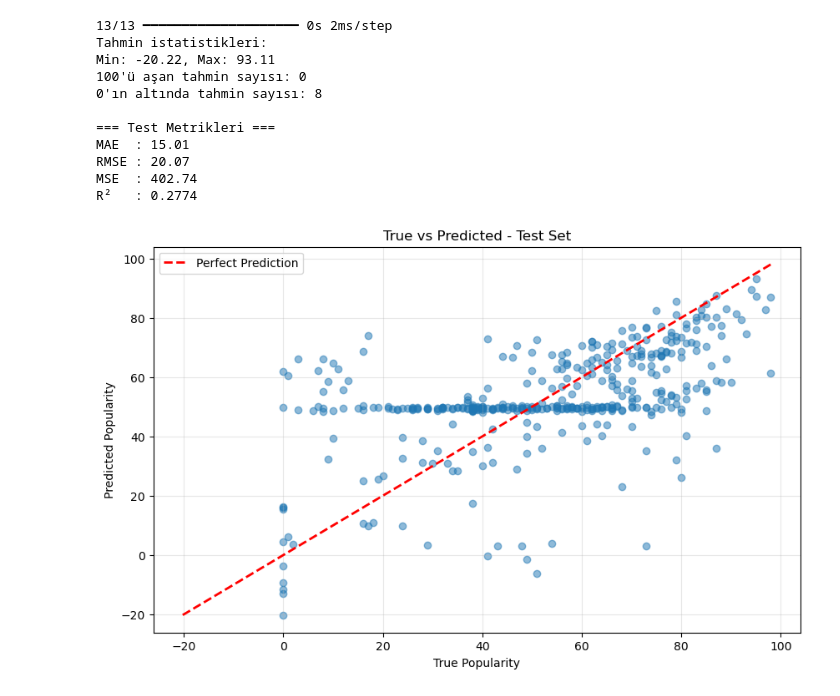
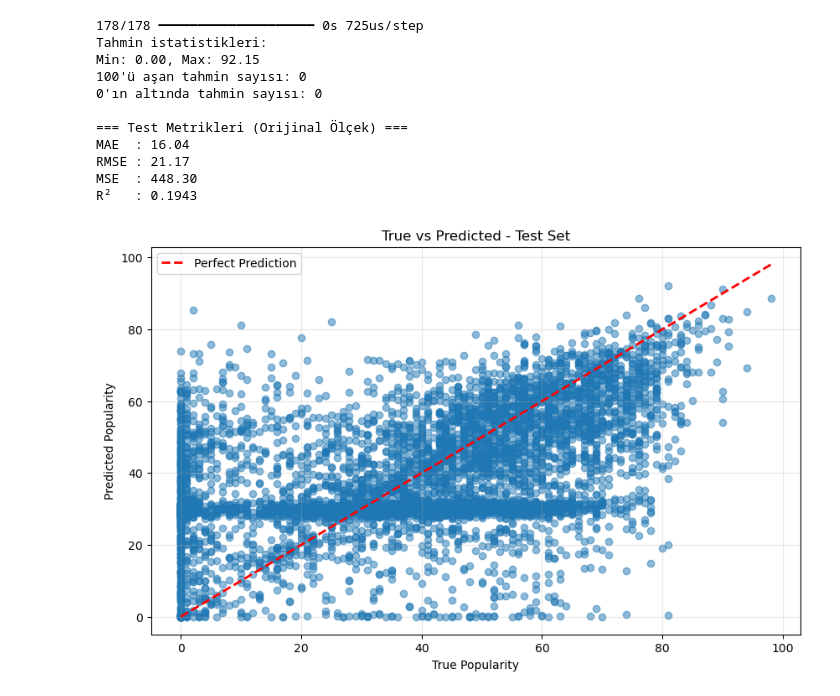
Before and after one commit to essraAlp/spotifyTrendAnalysis, a Jupyter notebook: models/nn.ipynb, the cells around one changed output. Saved outputs shown, nothing was run; the diff lists cells and outputs as text; code cells hidden in the pictures.

```diff
--- a/models/nn.ipynb
+++ b/models/nn.ipynb
@@ -87,21 +98,21 @@ def build_model(hp: kt.HyperParameters):
     n_layers = hp.Int("n_layers", min_value=2, max_value=5)
 
     for i in range(n_layers):
-        units = hp.Int(f"units_{i}", min_value=32, max_value=256, step=32)
+        units = hp.Int(f"units_{i}", min_value=64, max_value=256, step=32)
         model.add(layers.Dense(units, activation="relu"))
         model.add(layers.BatchNormalization())
-        dropout_rate = hp.Float(f"dropout_{i}", min_value=0.1, max_value=0.3, step=0.1)
+        dropout_rate = hp.Float(f"dropout_{i}", min_value=0.0, max_value=0.15, step=0.05)
         model.add(layers.Dropout(dropout_rate))
 
     # output layer (regression → 1 nöron)
-    model.add(layers.Dense(1, activation="linear"))
+    model.add(layers.Dense(1, activation="sigmoid"))
 
     # learning rate
     lr = hp.Float("learning_rate", min_value=1e-4, max_value=1e-3, sampling="log")
 
     model.compile(
         optimizer=keras.optimizers.Adam(learning_rate=lr),
-        loss=keras.losses.Huber(),
+        loss="mae", #keras.losses.Huber(),
         metrics=["mae"]
     )
 
@@ -145,7 +156,7 @@ learning_rate (Float)
 # %%
 early_stop = keras.callbacks.EarlyStopping(
     monitor="val_loss",
-    patience=20,
+    patience=5,
     restore_best_weights=True
 )
 
@@ -214,52 +226,62 @@ plt.show()
 # %%
 # %%
 # Test setinde tahmin yap
-y_pred_test = best_model.predict(X_test).ravel()
+y_pred_scaled = best_model.predict(X_test)
+
+# scaled → log
+y_pred_log = scaler_y.inverse_transform(y_pred_scaled.reshape(-1,1))
+
+# log → orijinal popularity
+y_pred_original = np.expm1(y_pred_log).ravel()
+#print(y_pred_original)
+# Test değerlerini de orijinal ölçeğe çevir (aynı pipeline'ı ters çevir)
+#y_test_log = scaler_y.inverse_transform(y_test.reshape(-1, 1))
+y_test_original = y_test_raw #np.expm1(y_test_log).ravel()
 
 print(f"Tahmin istatistikleri:")
-print(f"Min: {y_pred_test.min():.2f}, Max: {y_pred_test.max():.2f}")
-print(f"100'ü aşan tahmin sayısı: {(y_pred_test > 100).sum()}")
-print(f"0'ın altında tahmin sayısı: {(y_pred_test < 0).sum()}")
+print(f"Min: {y_pred_original.min():.2f}, Max: {y_pred_original.max():.2f}")
+print(f"100'ü aşan tahmin sayısı: {(y_pred_original > 100).sum()}")
+print(f"0'ın altında tahmin sayısı: {(y_pred_original < 0).sum()}")
 
-# Metrikler
-mae  = mean_absolute_error(y_test, y_pred_test)
-mse  = mean_squared_error(y_test, y_pred_test)
+# Orijinal ölçekteki metrikler
+mae  = mean_absolute_error(y_test_original, y_pred_original)
+mse  = mean_squared_error(y_test_original, y_pred_original)
 rmse = np.sqrt(mse)
-r2   = r2_score(y_test, y_pred_test)
+r2   = r2_score(y_test_original, y_pred_original)
 
-print("\n=== Test Metrikleri ===")
+print("\n=== Test Metrikleri (Orijinal Ölçek) ===")
 print(f"MAE  : {mae:.2f}")
 print(f"RMSE : {rmse:.2f}")
 print(f"MSE  : {mse:.2f}")
 print(f"R²   : {r2:.4f}")
 # %% [output]
-13/13 ━━━━━━━━━━━━━━━━━━━━ 0s 2ms/step
+178/178 ━━━━━━━━━━━━━━━━━━━━ 0s 725us/step
 Tahmin istatistikleri:
-Min: -20.22, Max: 93.11
+Min: 0.00, Max: 92.15
 100'ü aşan tahmin sayısı: 0
-0'ın altında tahmin sayısı: 8
+0'ın altında tahmin sayısı: 0
 
-=== Test Metrikleri ===
-MAE  : 15.01
-RMSE : 20.07
-MSE  : 402.74
-R²   : 0.2774
+=== Test Metrikleri (Orijinal Ölçek) ===
+MAE  : 16.04
+RMSE : 21.17
+MSE  : 448.30
+R²   : 0.1943
 # %%
 # %%
 plt.figure(figsize=(10, 6))
-plt.scatter(y_test, y_pred_test, alpha=0.5)
+plt.scatter(y_test_original, y_pred_original, alpha=0.5)
 plt.xlabel("True Popularity")
 plt.ylabel("Predicted Popularity")
 plt.title("True vs Predicted - Test Set")
 # y=x referans çizgisi
-min_val = min(y_test.min(), y_pred_test.min())
-max_val = max(y_test.max(), y_pred_test.max())
+min_val = min(y_test_original.min(), y_pred_original.min())
+max_val = max(y_test_original.max(), y_pred_original.max())
 plt.plot([min_val, max_val], [min_val, max_val], 'r--', lw=2, label='Perfect Prediction')
 plt.legend()
 plt.grid(True, alpha=0.3)
 plt.show()
 # %% [output]
-[figure, old version]
+[figure, new version]
 # %%
 # %%
 #best_model.save("best_nn_spotify.keras")
```
Also changed, not shown: parts of 8 cells of this notebook, 3 other files.
